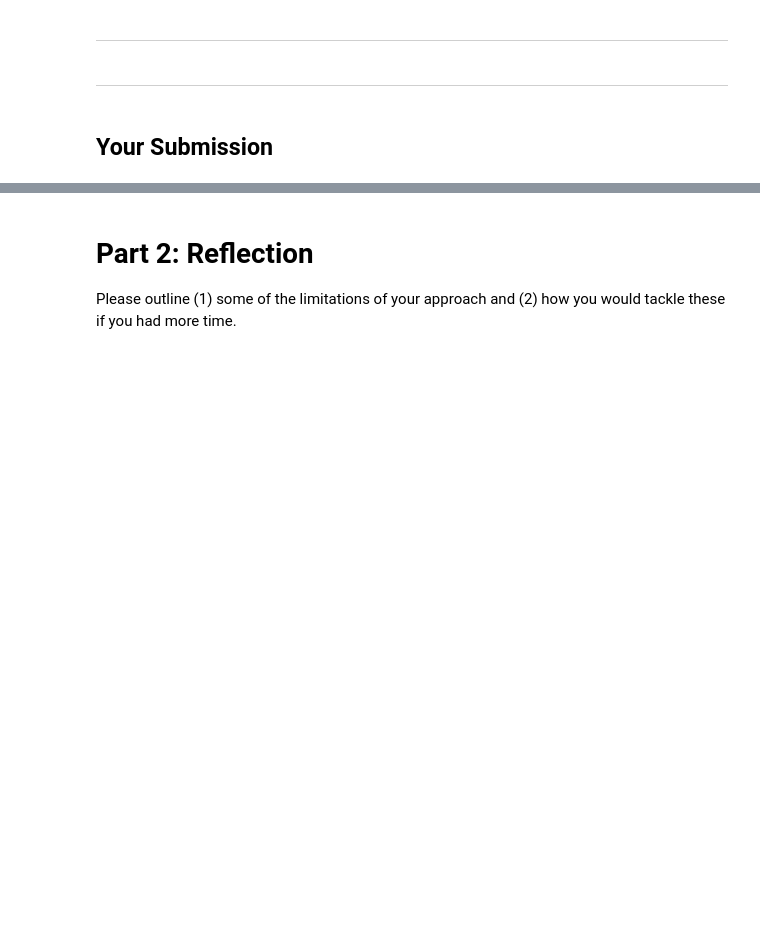
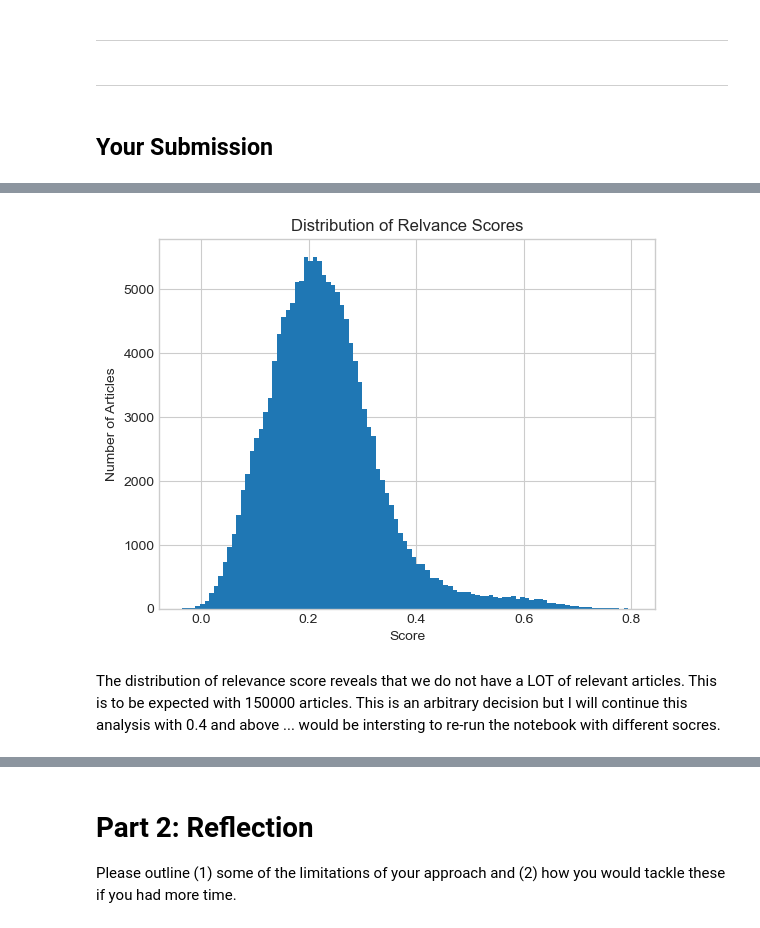
Before and after one commit to jonas-nothnagel/predict_food_insecurities, a Jupyter notebook: technical-assessment.ipynb, the cells around one changed output, grey strips where cells are left out. Saved outputs shown, nothing was run; the diff lists cells and outputs as text; code cells hidden in the pictures; blank space fills up the shorter version.

```diff
--- a/technical-assessment.ipynb
+++ b/technical-assessment.ipynb
@@ -79,5 +87,8 @@ import os
 # %%
-# Load cleaned data from previous steps that we stored under new_data folder
-news_articles_english = pd.read_excel('new_data/english_news_clean.xlsx')
-news_articles_arabic = pd.read_excel('new_data/arabic_news_clean.xlsx')
-cluster_df = pd.read_excel('new_data/bilingual_clusters.xlsx')
+# Load the processed and prepared data from the other notebooks into this final analysis notebook
+df_en = pd.read_csv('new_data/english_news_tagged.csv')
+df_ar = pd.read_csv('new_data/arabic_news_tagged.csv')
+clusters_df = pd.read_excel('new_data/bilingual_clusters.xlsx')
+
+print("NOTE, for the purpose of this demo, we are using a large subset (75000) of the data.")
+print(df_en.shape)
@@ -108,0 +111,7 @@ subset_new_ara = news_articles_arabic.iloc[start_ara:start_ara + block_size].res
+# %%
+# using multi-lingual model
+model = SentenceTransformer("paraphrase-multilingual-MiniLM-L12-v2")
+# english:
+# all-MiniLM-L6-v2
+# arabic:
+# CAMeL-Lab/bert-base-arabic-camelbert-mix-ner
@@ -108,0 +273,4 @@ subset_new_ara = news_articles_arabic.iloc[start_ara:start_ara + block_size].res
+# %%
+# Do NOT Run this as it takes a long long time with the sentence transformer model
+# re run with test data as output was deleted
+enriched_df = assign_relevance_score_to_articles(df_en.iloc[0:100], clusters_df,'english',model)
@@ -108,0 +307,3 @@ subset_new_ara = news_articles_arabic.iloc[start_ara:start_ara + block_size].res
+# %%
+# Do NOT Run this as it takes a long long time with the sentence transformer model
+enriched_df_ara = assign_relevance_score_to_articles(df_ar, clusters_df,'arabic',model)
@@ -108,0 +376,10 @@ subset_new_ara = news_articles_arabic.iloc[start_ara:start_ara + block_size].res
+# %%
+combined_enriched_df['relevance_score'].hist(bins=100)
+plt.title('Distribution of Relvance Scores')
+plt.xlabel('Score')
+plt.ylabel('Number of Articles')
+plt.show()
+# %% [output]
+[figure, added]
+# %% [markdown]
+The distribution of relevance score  reveals that we do not have a LOT of relevant articles. This is to be expected with 150000 articles. This is an arbitrary decision but I will continue this analysis with 0.4 and above ... would be intersting to re-run the notebook with different socres.
```
Also changed, not shown: parts of 39 cells of this notebook, 2 other files.
